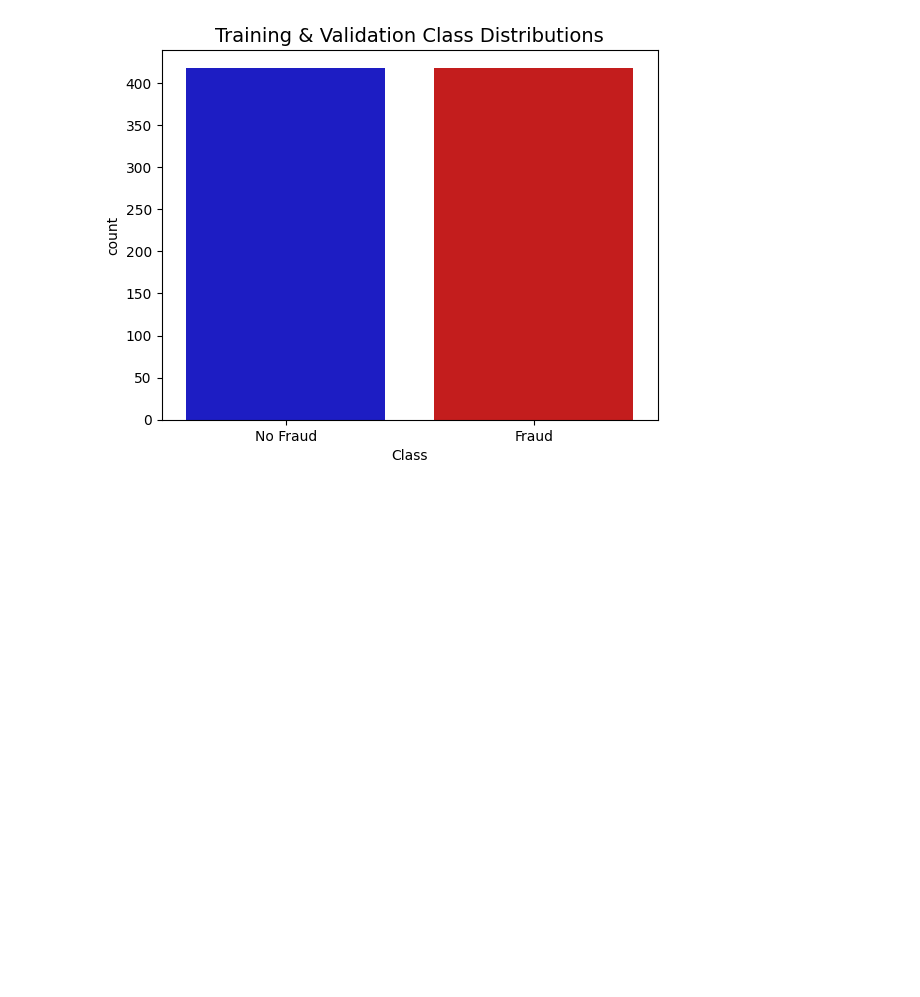
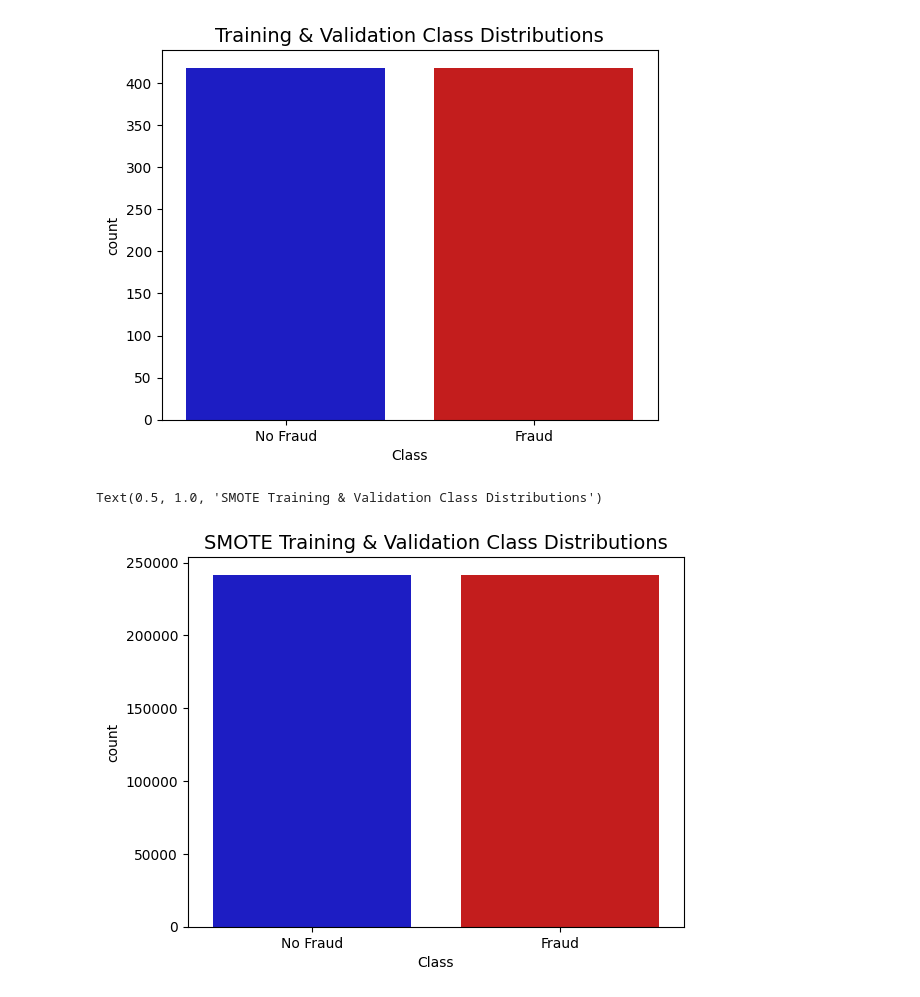
Before and after one commit to vijina17/CCFraudDetector, a Jupyter notebook: Fraud_Detector.ipynb, the cells around one changed output. Saved outputs shown, nothing was run; the diff lists cells and outputs as text; code cells hidden in the pictures; blank space fills up the shorter version.

Commit message:
Added Oversampling via SMOTE

```diff
--- a/Fraud_Detector.ipynb
+++ b/Fraud_Detector.ipynb
@@ -114,3 +110,18 @@ test_dataset = pd.concat([X_test, y_test],axis=1)
 train_dataset.to_csv('fraud_trainset.csv')
 val_dataset.to_csv('fraud_valset.csv')
 test_dataset.to_csv('fraud_testset.csv')
+# %%
+#oversamping usine SMOTE to balanace training and validation
+smote = SMOTE(random_state=586)
+X_trainval_smote, y_trainval_smote = smote.fit_resample(X_trainval,y_trainval)
+# %%
+#visualize SMOTE Distribution
+colors = ["#0101DF", "#DF0101"]
+
+sns.countplot(x='Class', data=pd.concat([X_trainval_smote, y_trainval_smote],axis=1),
+              palette=colors)
+plt.xticks(np.arange(2), ('No Fraud', 'Fraud'))
+plt.title('SMOTE Training & Validation Class Distributions', fontsize=14)
+# %% [output]
+Text(0.5, 1.0, 'SMOTE Training & Validation Class Distributions')
+[figure, added]
```
Also changed, not shown: parts of 4 cells of this notebook.
